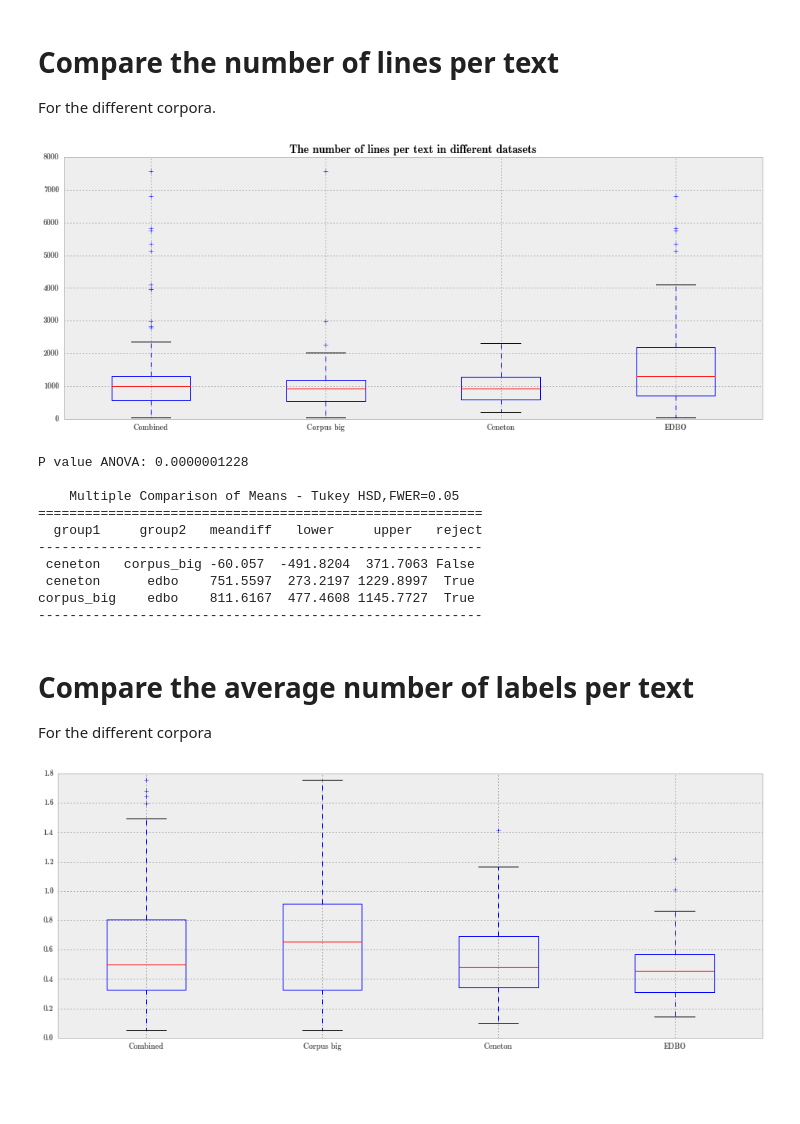
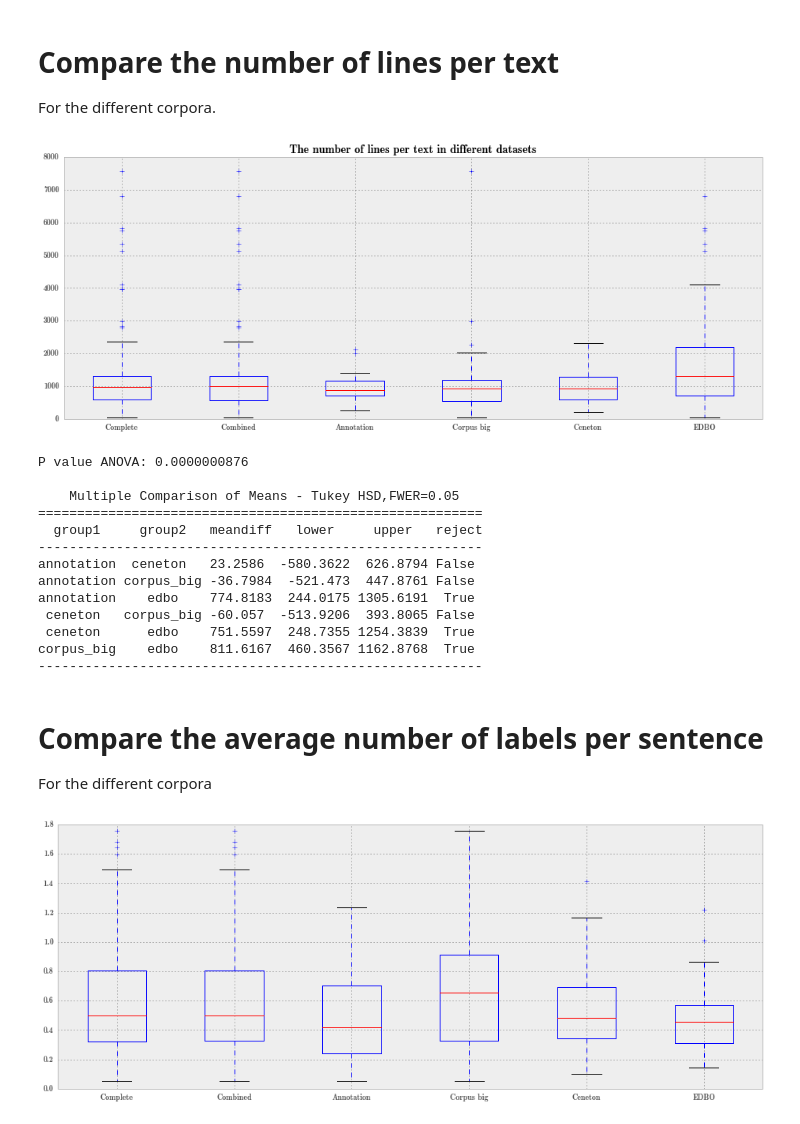
Before and after one commit to NLeSC/embodied-emotions-scripts, a Jupyter notebook: ComparePredictionsCorpora.ipynb, the cells around one changed output. Drawn from its saved outputs; the diff is of its cells as text; code cells hidden in the pictures; blank space fills up the shorter version.

```diff
--- a/ComparePredictionsCorpora.ipynb
+++ b/ComparePredictionsCorpora.ipynb
@@ -27,25 +28,36 @@ pd.set_option('display.mpl_style', 'default') # Make the graphs a bit prettier
 plt.rcParams['figure.figsize'] = (16, 6)
 # %%
 # load data
-def load_data(corpus, column_names, corpus_metadata, label_counts):
+def load_data(corpus, column_names, corpus_metadata, label_counts, body_parts, emotion_bodypart_pairs):
     c = pd.read_csv(corpus, header=None, sep='\t', index_col=0, names=column_names)
     md = pd.read_csv(corpus_metadata, index_col=0)
     l = pd.read_csv(label_counts, index_col=0)
-    return pd.concat([c, md, l], axis=1)
+    bp = pd.read_csv(body_parts, index_col=0)
+    ebp = pd.read_csv(emotion_bodypart_pairs, index_col=0)
+    return pd.concat([c, md, l, bp, ebp], axis=1)
 
 corpus_big = load_data('/home/jvdzwaan/data/embem/corpus/corpus_big.csv', ['id', 'year', 'genre', 'title', 'authors'],
                        '/home/jvdzwaan/data/embem/dict/corpus_big_additional_metadata.csv',
-                       '/home/jvdzwaan/data/embem/dict/corpus_big_label_counts.csv')
-#annotation = load_data('/home/jvdzwaan/data/embem/corpus/annotation_corpus.csv', ['id', 'year', 'genre', 'title', 'authors'],
-#                       '/home/jvdzwaan/data/embem/dict/annotation_additional_metadata.csv')
+                       '/home/jvdzwaan/data/embem/dict/corpus_big_label_counts.csv',
+                       '/home/jvdzwaan/data/embem/dict/corpus_big_heem_expanded_body_parts.csv',
+                       '/home/jvdzwaan/data/embem/dict/corpus_big_emotion_bodypart_pairs.csv')
+annotation = load_data('/home/jvdzwaan/data/embem/corpus/annotation_corpus.csv', ['id', 'year', 'genre', 'title', 'authors'],
+                       '/home/jvdzwaan/data/embem/dict/annotation_additional_metadata.csv',
+                       '/home/jvdzwaan/data/embem/dict/annotation_label_counts.csv',
+                       '/home/jvdzwaan/data/embem/dict/annotation_heem_expanded_body_parts.csv',
+                       '/home/jvdzwaan/data/embem/dict/annotation_emotion_bodypart_pairs.csv')
 ceneton = load_data('/home/jvdzwaan/data/embem/corpus/ceneton.csv', ['id', 'year', 'genre', 'title', 'authors'],
                     '/home/jvdzwaan/data/embem/dict/ceneton_additional_metadata.csv',
-                    '/home/jvdzwaan/data/embem/dict/ceneton_label_counts.csv')
+                    '/home/jvdzwaan/data/embem/dict/ceneton_label_counts.csv',
+                    '/home/jvdzwaan/data/embem/dict/ceneton_heem_expanded_body_parts.csv',
+                    '/home/jvdzwaan/data/embem/dict/ceneton_emotion_bodypart_pairs.csv')
 edbo = load_data('/home/jvdzwaan/data/embem/corpus/edbo.csv', ['id', 'year', 'genre', 'title+author'],
                  '/home/jvdzwaan/data/embem/dict/edbo_additional_metadata.csv',
-                 '/home/jvdzwaan/data/embem/dict/edbo_label_counts.csv')
-#complete = pd.concat([annotation, corpus_big, ceneton, edbo])
-combined = pd.concat([corpus_big, ceneton, edbo])
+                 '/home/jvdzwaan/data/embem/dict/edbo_label_counts.csv',
+                 '/home/jvdzwaan/data/embem/dict/edbo_heem_expanded_body_parts.csv',
+                 '/home/jvdzwaan/data/embem/dict/edbo_emotion_bodypart_pairs.csv')
+complete = pd.concat([annotation, corpus_big, ceneton, edbo]).fillna(0)
+combined = pd.concat([corpus_big, ceneton, edbo]).fillna(0)
 # %%
 # Basic statistics
 print '# texts'
@@ -134,13 +150,15 @@ Number of texts per genre per year
 For the different corpora.
 An emotional sentence is a sentence for which at least one HEEM label is predicted.
 # %%
+complete.loc[:, 'frac_emotional'] = complete.apply(lambda row: (row['#emotional']+0.0)/row['#lines'], axis=1)
 combined.loc[:, 'frac_emotional'] = combined.apply(lambda row: (row['#emotional']+0.0)/row['#lines'], axis=1)
+annotation.loc[:, 'frac_emotional'] = annotation.apply(lambda row: (row['#emotional']+0.0)/row['#lines'], axis=1)
 corpus_big.loc[:, 'frac_emotional'] = corpus_big.apply(lambda row: (row['#emotional']+0.0)/row['#lines'], axis=1)
 ceneton.loc[:, 'frac_emotional'] = ceneton.apply(lambda row: (row['#emotional']+0.0)/row['#lines'], axis=1)
 edbo.loc[:, 'frac_emotional'] = edbo.apply(lambda row: (row['#emotional']+0.0)/row['#lines'], axis=1)
 
-data = [combined['frac_emotional'], corpus_big['frac_emotional'], ceneton['frac_emotional'], edbo['frac_emotional']]
+data = [complete['frac_emotional'], combined['frac_emotional'], annotation['frac_emotional'], corpus_big['frac_emotional'], ceneton['frac_emotional'], edbo['frac_emotional']]
 plt.boxplot(data)
-plt.xticks([1,2,3,4],['Combined','Corpus big','Ceneton','EDBO'])
+plt.xticks([1,2,3,4,5,6],['Complete', 'Combined', 'Annotation', 'Corpus big','Ceneton','EDBO'])
 plt.title('Fraction of emotional sentences in the different datasets');
 # %% [output]
@@ -149,14 +167,15 @@ plt.title('Fraction of emotional sentences in the different datasets');
 from scipy import stats
 import statsmodels.api as sm
 
-f_val, p_val = stats.f_oneway(corpus_big['frac_emotional'], ceneton['frac_emotional'], edbo['frac_emotional'])
+f_val, p_val = stats.f_oneway(annotation['frac_emotional'], corpus_big['frac_emotional'], ceneton['frac_emotional'], edbo['frac_emotional'])
 print "P value ANOVA: {:10.10f}\n".format(p_val)
 
+annotation.loc[:, 'corpus'] = annotation.apply(lambda row: 'annotation', axis=1)
 corpus_big.loc[:, 'corpus'] = corpus_big.apply(lambda row: 'corpus_big', axis=1)
 ceneton.loc[:, 'corpus'] = ceneton.apply(lambda row: 'ceneton', axis=1)
 edbo.loc[:, 'corpus'] = edbo.apply(lambda row: 'edbo', axis=1)
 
-df = pd.concat([corpus_big, ceneton, edbo])
+df = pd.concat([annotation, corpus_big, ceneton, edbo])
 
 result = sm.stats.multicomp.pairwise_tukeyhsd(df.frac_emotional, df.corpus)
 print(result.summary())
@@ -176,37 +198,40 @@ corpus_big    edbo    -0.0667  -0.0988 -0.0346  True
 
 For the different corpora.
 # %%
-data = [combined['#lines'], corpus_big['#lines'], ceneton['#lines'], edbo['#lines']]
+data = [complete['#lines'], combined['#lines'], annotation['#lines'], corpus_big['#lines'], ceneton['#lines'], edbo['#lines']]
 plt.boxplot(data)
-plt.xticks([1,2,3,4],['Combined','Corpus big','Ceneton','EDBO'])
+plt.xticks([1,2,3,4,5,6],['Complete', 'Combined', 'Annotation', 'Corpus big','Ceneton','EDBO'])
 plt.title('The number of lines per text in different datasets');
 # %% [output]
-[figure, old version]
+[figure, new version]
 # %%
-f_val, p_val = stats.f_oneway(corpus_big['#lines'], ceneton['#lines'], edbo['#lines'])
+f_val, p_val = stats.f_oneway(annotation['#lines'], corpus_big['#lines'], ceneton['#lines'], edbo['#lines'])
 print "P value ANOVA: {:10.10f}\n".format(p_val)
 
 result = sm.stats.multicomp.pairwise_tukeyhsd(df.get('#lines'), df.corpus)
 print(result.summary())
 # %% [output]
-P value ANOVA: 0.0000001228
+P value ANOVA: 0.0000000876
 
     Multiple Comparison of Means - Tukey HSD,FWER=0.05
 =========================================================
   group1     group2   meandiff   lower     upper   reject
 ---------------------------------------------------------
- ceneton   corpus_big -60.057  -491.8204  371.7063 False
- ceneton      edbo    751.5597  273.2197 1229.8997  True
-corpus_big    edbo    811.6167  477.4608 1145.7727  True
+annotation  ceneton   23.2586  -580.3622  626.8794 False
+annotation corpus_big -36.7984  -521.473  447.8761 False
+annotation    edbo    774.8183  244.0175 1305.6191  True
+ ceneton   corpus_big -60.057  -513.9206  393.8065 False
+ ceneton      edbo    751.5597  248.7355 1254.3839  True
+corpus_big    edbo    811.6167  460.3567 1162.8768  True
 ---------------------------------------------------------
 # %% [markdown]
-# Compare the average number of labels per text
+# Compare the average number of labels per sentence
 
 For the different corpora
 # %%
-data = [combined['avg_labels'], corpus_big['avg_labels'], ceneton['avg_labels'], edbo['avg_labels']]
+data = [complete['avg_labels'], combined['avg_labels'], annotation['avg_labels'], corpus_big['avg_labels'], ceneton['avg_labels'], edbo['avg_labels']]
 plt.boxplot(data)
-plt.xticks([1,2,3,4],['Combined','Corpus big','Ceneton','EDBO']);
+plt.xticks([1,2,3,4,5,6],['Complete', 'Combined', 'Annotation', 'Corpus big','Ceneton','EDBO']);
 # %% [output]
-[figure, old version]
+[figure, new version]
 # %%
```
Also changed, not shown: parts of 14 cells of this notebook.
